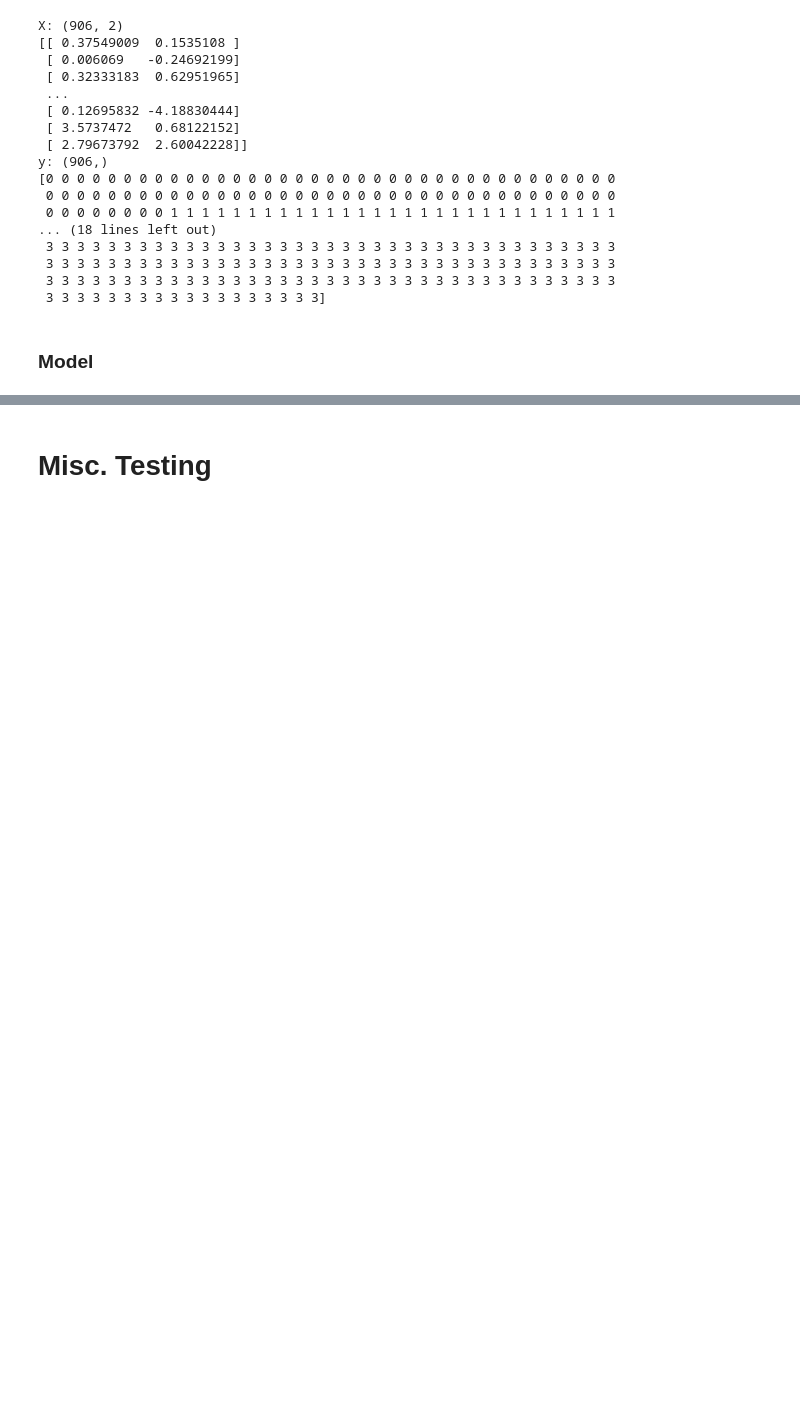
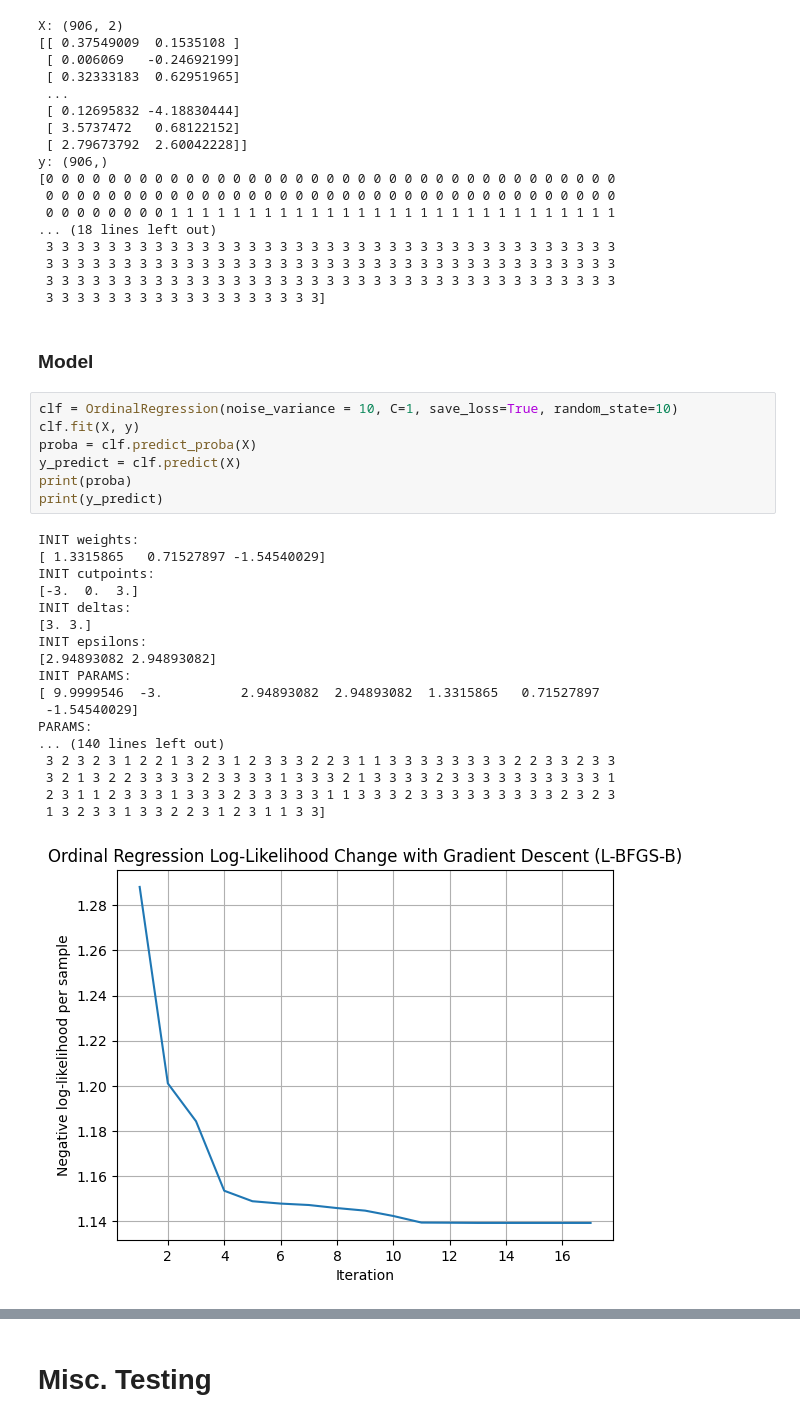
Before and after one commit to tufts-ml/pchmm-missing-data-limited-labels, a Jupyter notebook: examples/ordinal_regression.ipynb, the cells around one changed output, grey strips where cells are left out. Saved outputs shown, nothing was run; the diff lists cells and outputs as text; blank space fills up the shorter version.

```diff
--- a/examples/ordinal_regression.ipynb
+++ b/examples/ordinal_regression.ipynb
@@ -467,3 +352,29 @@ y: (906,)
  3 3 3 3 3 3 3 3 3 3 3 3 3 3 3 3 3 3]
 # %% [markdown]
 ### Model
+# %%
+clf = OrdinalRegression(noise_variance = 10, C=1, save_loss=True, random_state=10)
+clf.fit(X, y)
+proba = clf.predict_proba(X)
+y_predict = clf.predict(X)
+print(proba)
+print(y_predict)
+# %% [output]
+INIT weights:
+[ 1.3315865   0.71527897 -1.54540029]
+INIT cutpoints:
+[-3.  0.  3.]
+INIT deltas:
+[3. 3.]
+INIT epsilons:
+[2.94893082 2.94893082]
+INIT PARAMS:
+[ 9.9999546  -3.          2.94893082  2.94893082  1.3315865   0.71527897
+ -1.54540029]
+PARAMS:
+... (140 lines left out)
+ 3 2 3 2 3 1 2 2 1 3 2 3 1 2 3 3 3 2 2 3 1 1 3 3 3 3 3 3 3 3 2 2 3 3 2 3 3
+ 3 2 1 3 2 2 3 3 3 3 2 3 3 3 3 1 3 3 3 2 1 3 3 3 3 2 3 3 3 3 3 3 3 3 3 3 1
+ 2 3 1 1 2 3 3 3 1 3 3 3 2 3 3 3 3 3 1 1 3 3 3 2 3 3 3 3 3 3 3 3 3 2 3 2 3
+ 1 3 2 3 3 1 3 3 2 2 3 1 2 3 1 1 3 3]
+[figure, added]
```
Also changed, not shown: parts of 57 cells of this notebook, 2 other files.
